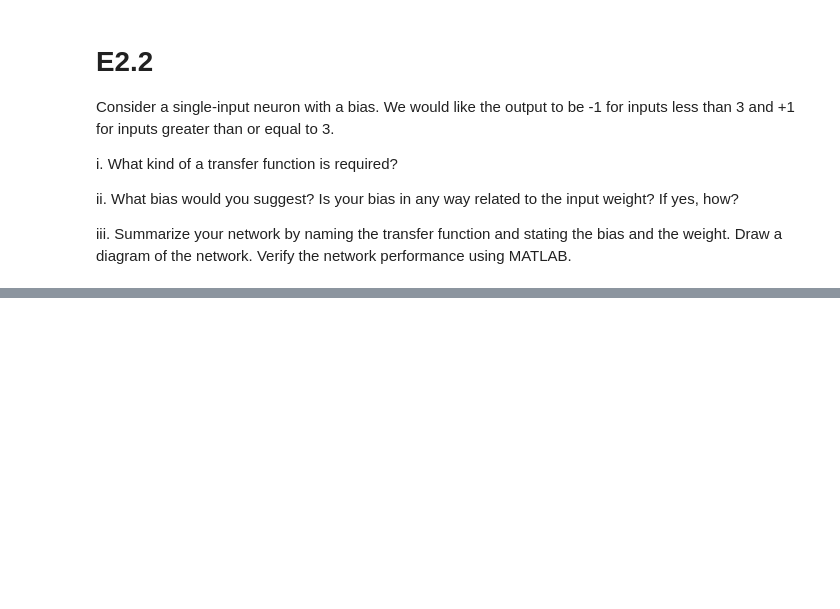
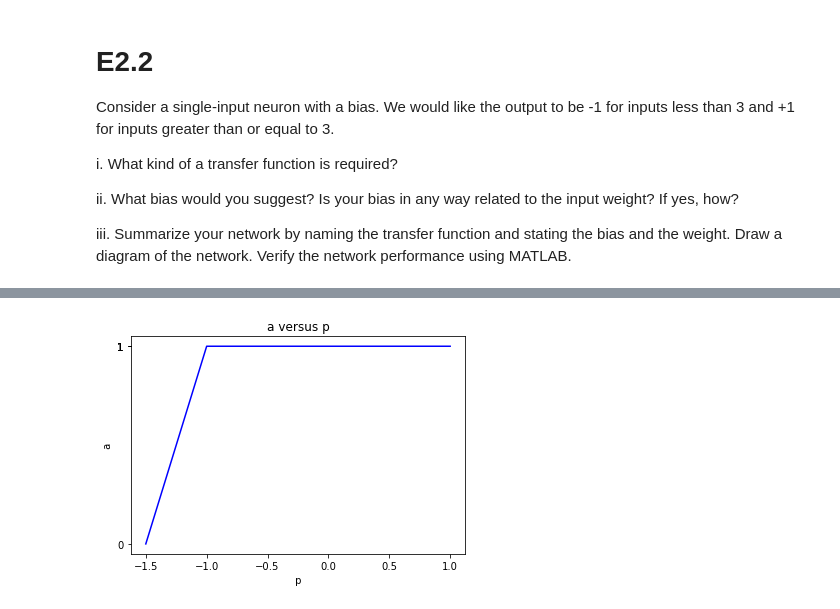
Before and after one commit to nehbehl/NN_Design_Book_Exercises, a Jupyter notebook: NNDesignBook_Exercises.ipynb, the cells around one changed output, grey strips where cells are left out. Cells and saved outputs as stored; diff of their text form; code cells hidden in the pictures; blank space fills up the shorter version.

```diff
--- a/NNDesignBook_Exercises.ipynb
+++ b/NNDesignBook_Exercises.ipynb
@@ -108,0 +196,32 @@ ii. Adding a bias of 3.0 is suggested so that the required input limit is handle
+# %%
+from matplotlib import pyplot as plt
+
+def get_netinput_and_output(w,b,p):
+    for i in range(len(p)):
+        n.append(get_netinput(w,b,p[i]))
+
+    for i in range(len(n)):
+        a.append(hardlimit_transfer_function(n[i]))
+
+w=1
+b=1
+p=[-1.5,-1.0,-0.5,0,0.5,1.0]
+n=[]
+a=[]
+
+
+get_netinput_and_output(w,b,p)
+
+
+plt.figure()
+plt.plot(p,a,'blue')
+plt.xlabel(" p ")
+plt.ylabel(" a ")
+
+plt.xticks(p)
+plt.yticks(a)
+
+plt.title("a versus p")
+plt.show()
+# %% [output]
+[figure, added]
```
Also changed, not shown: parts of 7 cells of this notebook.
